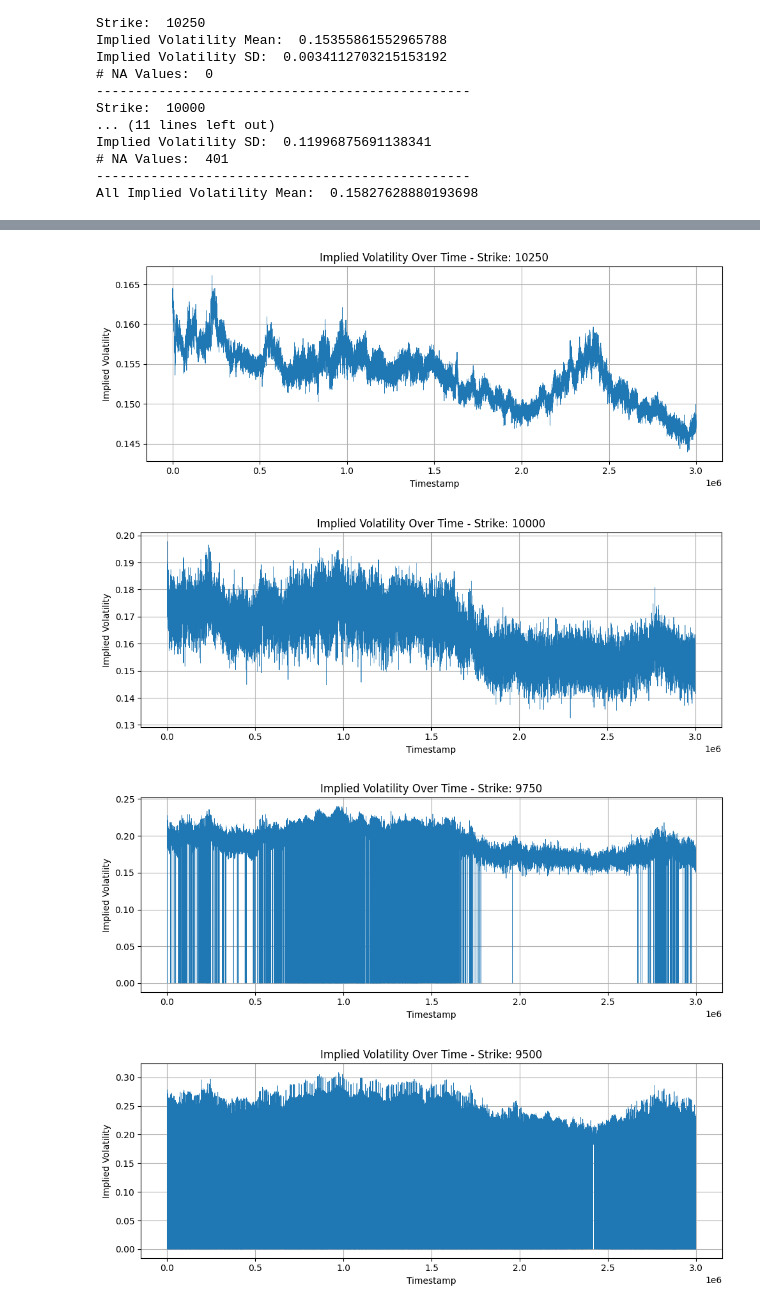
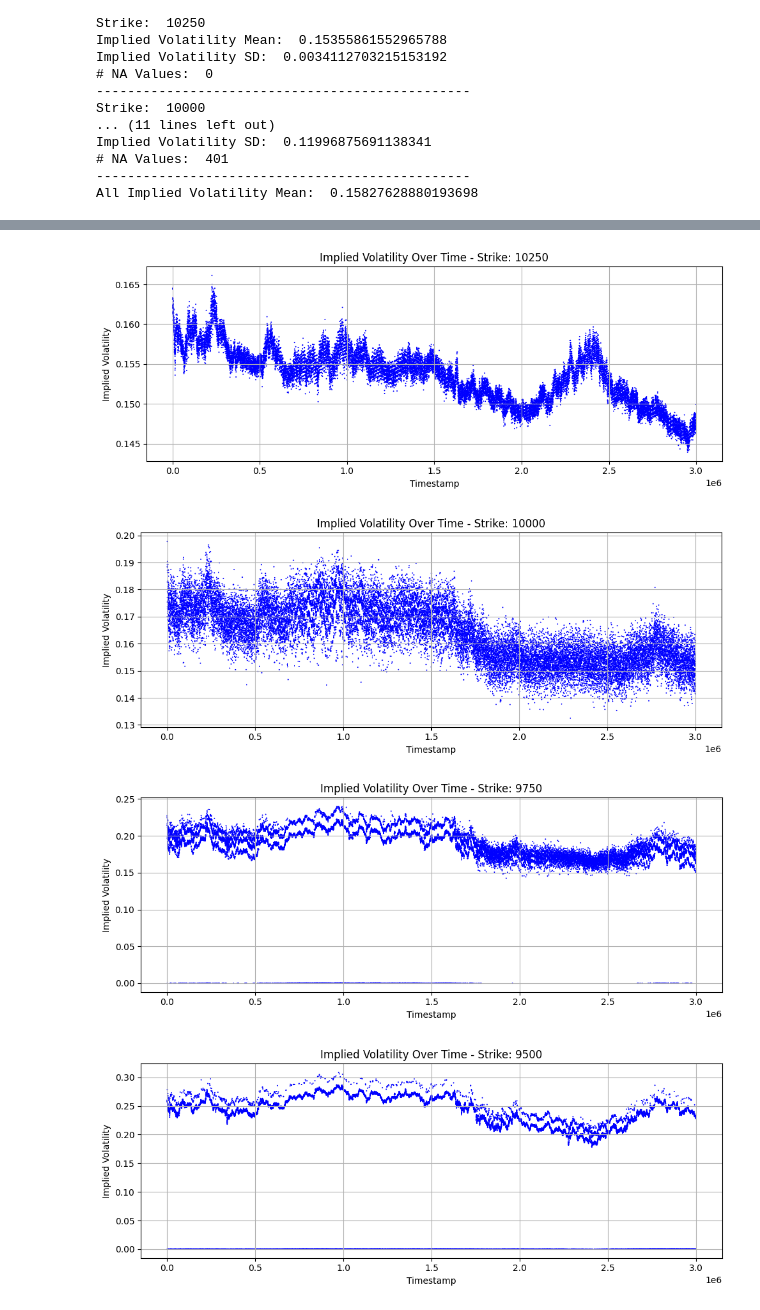
Before and after one commit to txuglassop/prosperity, a Jupyter notebook: notebooks/round3_research.ipynb, the cells around one changed output, grey strips where cells are left out. Cells and saved outputs as stored; diff of their text form; code cells hidden in the pictures.

Commit message:
Updated implied volatiltiy plots

```diff
--- a/notebooks/round3_research.ipynb
+++ b/notebooks/round3_research.ipynb
@@ -176,7 +188,7 @@ import matplotlib.pyplot as plt
 for strike in strike_prices:
     strike_df = df_volcanic_rock_vouchers[df_volcanic_rock_vouchers['strike'] == strike]
     plt.figure(figsize=(10, 4))
-    sns.lineplot(data=strike_df, x='timestamp', y='implied_vol', linewidth=0.5)
+    sns.scatterplot(data=strike_df, x='timestamp', y='implied_vol', s=2, color='blue', edgecolor='none')
     plt.title(f'Implied Volatility Over Time - Strike: {strike}')
     plt.xlabel('Timestamp')
     plt.ylabel('Implied Volatility')
@@ -188,4 +200,4 @@ for strike in strike_prices:
-[figure, old version]
+[figure, new version]
-[figure, old version]
+[figure, new version]
-[figure, old version]
+[figure, new version]
-[figure, old version]
+[figure, new version]
```
Also changed, not shown: parts of 2 cells of this notebook.
